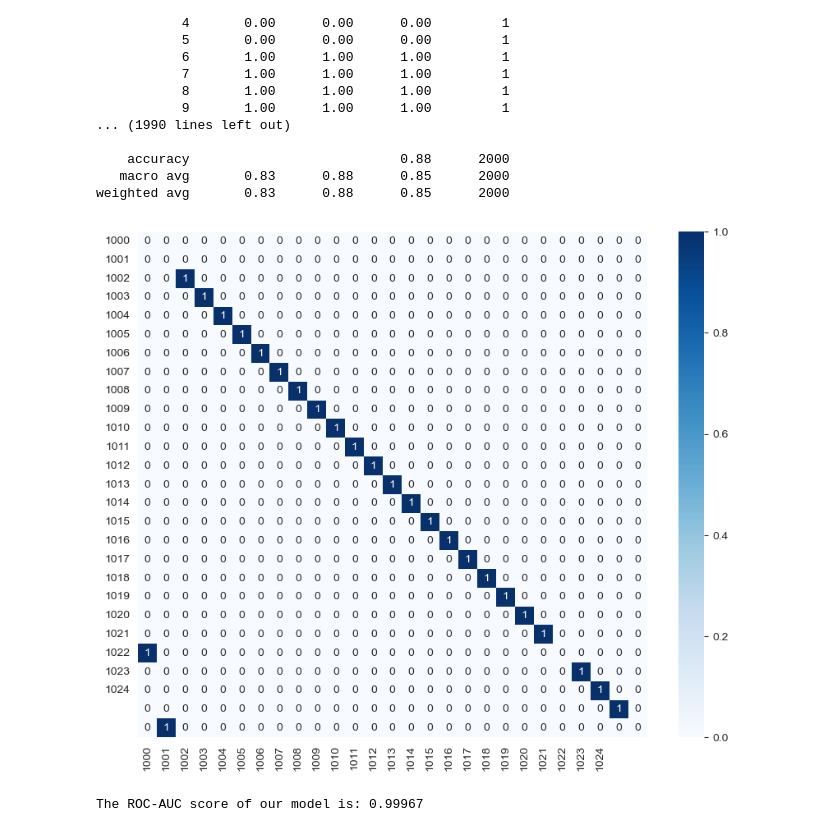
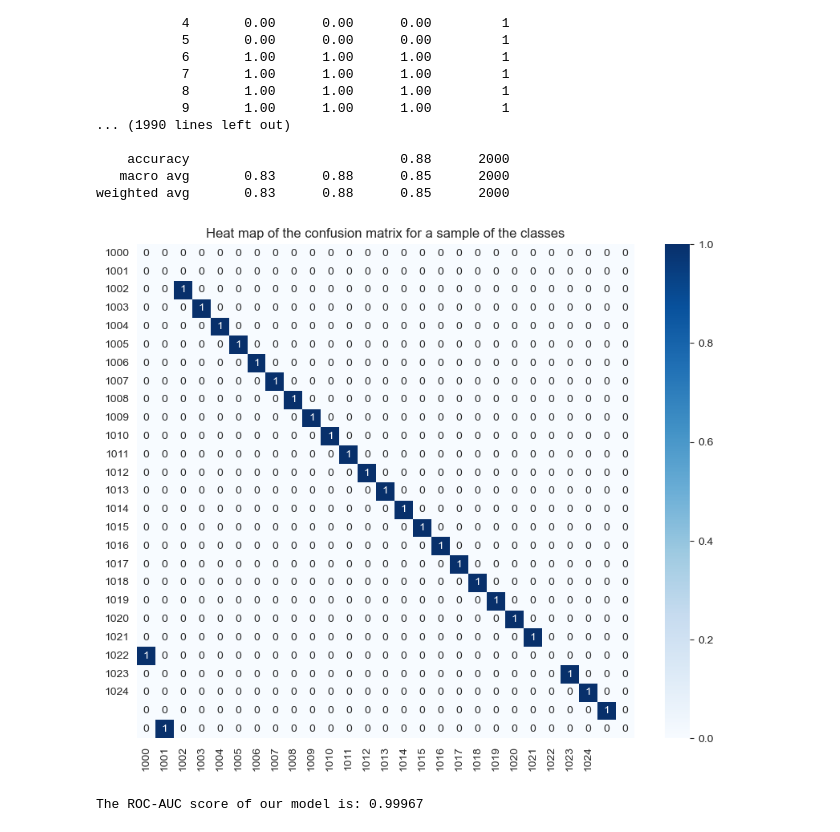
Before and after one commit to Mahmoud-N-Elmallah/robust-iris-biometric-auth-system-cv, a Jupyter notebook: Model_building.ipynb, the cells around one changed output. Cells and saved outputs as stored; diff of their text form; code cells hidden in the pictures.

```diff
--- a/Model_building.ipynb
+++ b/Model_building.ipynb
@@ -421,9 +421,10 @@ print(classification_report(all_labels, all_preds))
 weighted avg       0.83      0.88      0.85      2000
 # %%
 plt.figure(figsize=(10,8))
+plt.title('Heat map of the confusion matrix for a sample of the classes')
 sns.heatmap(confusion_matrix(all_labels[1000:1025], all_preds[1000:1025]), annot=True, fmt='d', cmap='Blues',xticklabels=np.unique(all_labels[1000:1025]), yticklabels=np.unique(all_labels[1000:1025]));
 # %% [output]
-[figure, old version]
+[figure, new version]
 # %%
 print(f'The ROC-AUC score of our model is: {roc_auc_score(all_labels, all_probabilities, multi_class='ovr'):.5f}')
 # %% [output]
```
Also changed, not shown: 1 other file.
